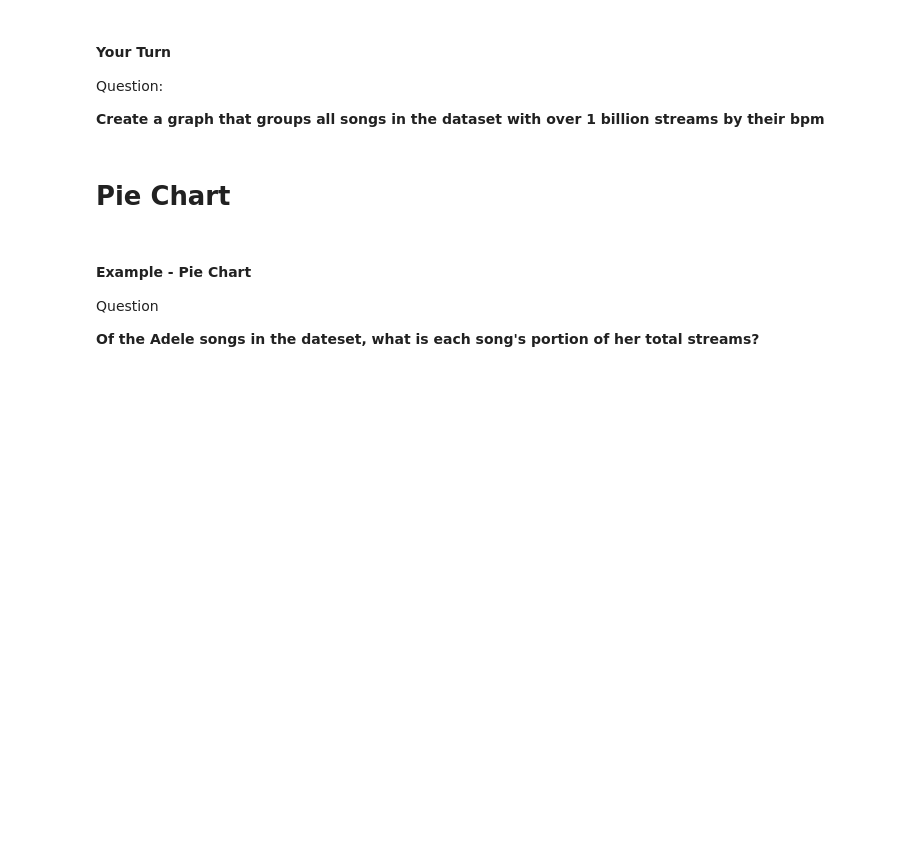
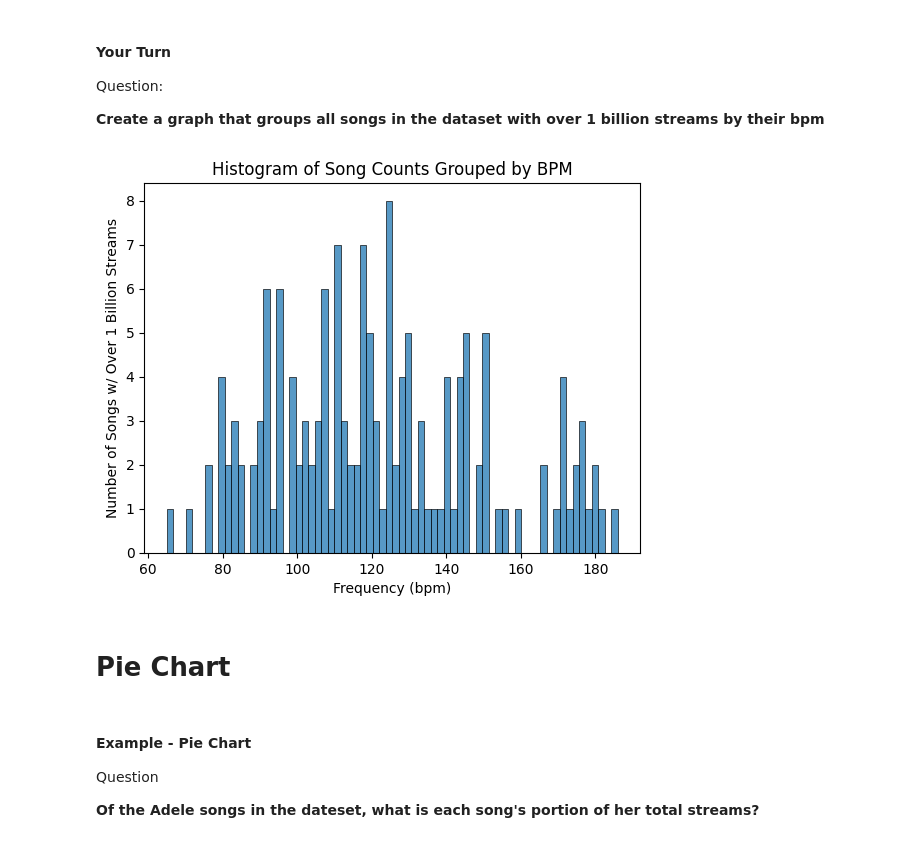
Before and after one commit to DataLore777/data-analysis-projects-class-19-and-20, a Jupyter notebook: class-19/exercises/data-viz-exercises.ipynb, the cells around one changed output. Drawn from its saved outputs; the diff is of its cells as text; code cells hidden in the pictures; blank space fills up the shorter version.

```diff
--- a/class-19/exercises/data-viz-exercises.ipynb
+++ b/class-19/exercises/data-viz-exercises.ipynb
@@ -363,3 +394,18 @@ Question:
+# %%
+# Code Here
+df['streams'] = pd.to_numeric(df['streams'], errors='coerce')
+df_filter = df.loc[df['streams']>1000000000]
+bin_num = df_filter['bpm'].nunique()
+print(bin_num)
+
+sns.histplot(df_filter['bpm'], bins=bin_num)
+
+plt.xlabel("Frequency (bpm)")
+plt.ylabel("Number of Songs w/ Over 1 Billion Streams")
+plt.title("Histogram of Song Counts Grouped by BPM")
+plt.show()
+# %% [output]
+[figure, added]
 # %% [markdown]
 # Pie Chart
 # %% [markdown]
```
Also changed, not shown: parts of 12 cells of this notebook.
